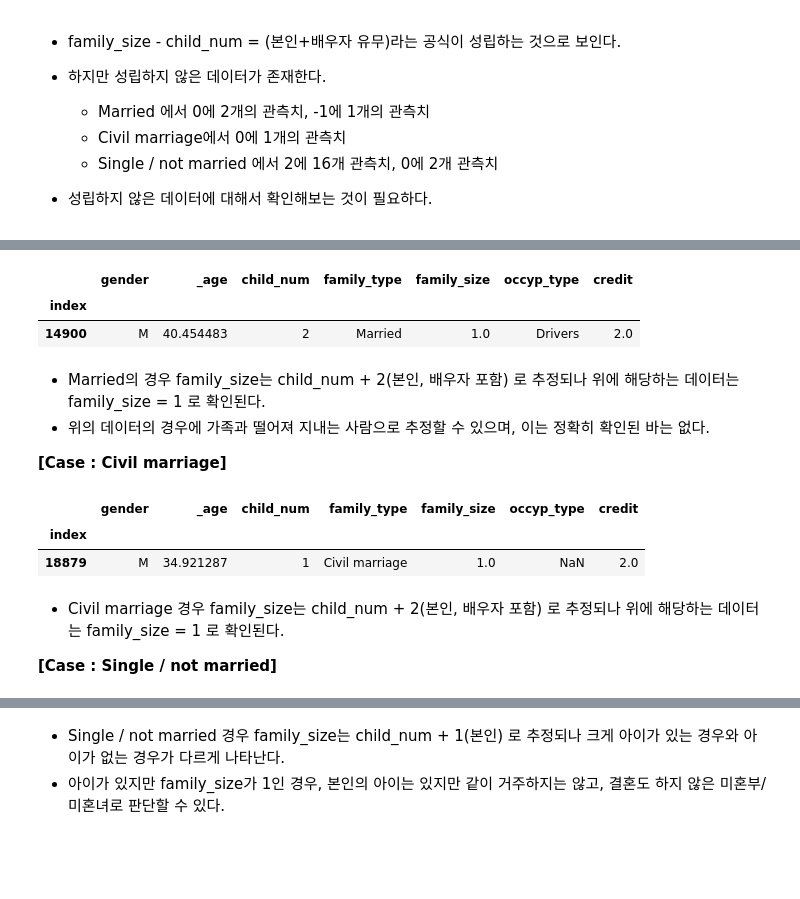
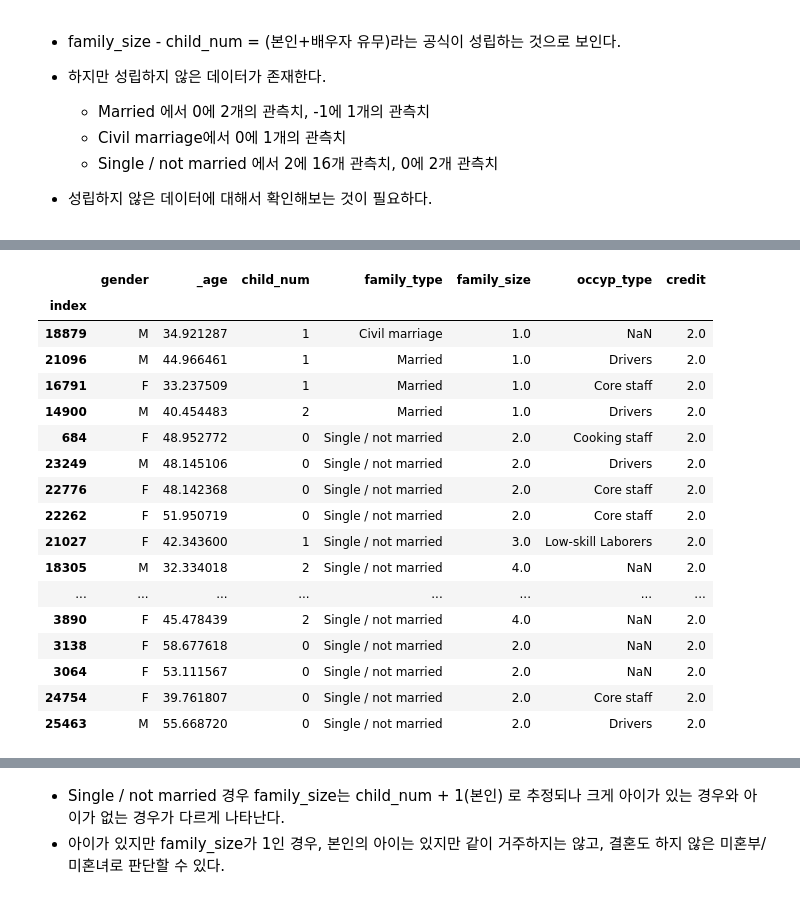
Before and after one commit to Gangtaro/data_science_repository, a Jupyter notebook: COMPETETION_LOG/DACON_210405_credit/dacon_credit_project.ipynb, the cells around one changed output, grey strips where cells are left out. Cells and saved outputs as stored; diff of their text form; code cells hidden in the pictures; blank space fills up the shorter version.

```diff
--- a/COMPETETION_LOG/DACON_210405_credit/dacon_credit_project.ipynb
+++ b/COMPETETION_LOG/DACON_210405_credit/dacon_credit_project.ipynb
@@ -252,23 +288,33 @@ family_thing[(train.family_type == 'Married')&((train.family_size - train.child_
-# %%
-family_thing[(train.family_type == 'Married')&((train.family_size - train.child_num) == -1)]
-# %% [output]
-|  | gender | _age | child_num | family_type | family_size | occyp_type | credit |
-| index |  |  |  |  |  |  |  |
-| 14900 | M | 40.454483 | 2 | Married | 1.0 | Drivers | 2.0 |
-# %% [markdown]
-- Married의 경우 family_size는 child_num + 2(본인, 배우자 포함) 로 추정되나 위에 해당하는 데이터는 family_size = 1 로 확인된다.
-- 위의 데이터의 경우에 가족과 떨어져 지내는 사람으로 추정할 수 있으며, 이는 정확히 확인된 바는 없다.
-
-
-**[Case : Civil marriage]**
-# %%
-family_thing[(train.family_type == 'Civil marriage')&((train.family_size - train.child_num) == 0)]
-# %% [output]
-|  | gender | _age | child_num | family_type | family_size | occyp_type | credit |
-| index |  |  |  |  |  |  |  |
-| 18879 | M | 34.921287 | 1 | Civil marriage | 1.0 | NaN | 2.0 |
-# %% [markdown]
-- Civil marriage 경우 family_size는 child_num + 2(본인, 배우자 포함) 로 추정되나 위에 해당하는 데이터는 family_size = 1 로 확인된다.
-
-
-**[Case : Single / not married]**
+# %%
+train['_age'] = train.DAYS_BIRTH.transform(lambda x : -x/365.25)
+
+train['exp_num'] = 0
+train['exp_num'].loc[train.family_type == 'Married'] = 2
+train['exp_num'].loc[train.family_type == 'Civil marriage'] = 2
+train['exp_num'].loc[train.family_type == 'Separated'] = 1
+train['exp_num'].loc[train.family_type == 'Single / not married'] = 1
+train['exp_num'].loc[train.family_type == 'Widow'] = 1
+
+train['odd_family_size'] = 0
+train['odd_family_size'].loc[(train.family_size - train.child_num) != train.exp_num] = 1
+# %%
+train[['gender','_age', 'child_num', 'family_type', 'family_size', 'occyp_type', 'credit']][train['odd_family_size'] == 1].sort_values('family_type')
+# %% [output]
+|  | gender | _age | child_num | family_type | family_size | occyp_type | credit |
+| index |  |  |  |  |  |  |  |
+| 18879 | M | 34.921287 | 1 | Civil marriage | 1.0 | NaN | 2.0 |
+| 21096 | M | 44.966461 | 1 | Married | 1.0 | Drivers | 2.0 |
+| 16791 | F | 33.237509 | 1 | Married | 1.0 | Core staff | 2.0 |
+| 14900 | M | 40.454483 | 2 | Married | 1.0 | Drivers | 2.0 |
+| 684 | F | 48.952772 | 0 | Single / not married | 2.0 | Cooking staff | 2.0 |
+| 23249 | M | 48.145106 | 0 | Single / not married | 2.0 | Drivers | 2.0 |
+| 22776 | F | 48.142368 | 0 | Single / not married | 2.0 | Core staff | 2.0 |
+| 22262 | F | 51.950719 | 0 | Single / not married | 2.0 | Core staff | 2.0 |
+| 21027 | F | 42.343600 | 1 | Single / not married | 3.0 | Low-skill Laborers | 2.0 |
+| 18305 | M | 32.334018 | 2 | Single / not married | 4.0 | NaN | 2.0 |
+| ... | ... | ... | ... | ... | ... | ... | ... |
+| 3890 | F | 45.478439 | 2 | Single / not married | 4.0 | NaN | 2.0 |
+| 3138 | F | 58.677618 | 0 | Single / not married | 2.0 | NaN | 2.0 |
+| 3064 | F | 53.111567 | 0 | Single / not married | 2.0 | NaN | 2.0 |
+| 24754 | F | 39.761807 | 0 | Single / not married | 2.0 | Core staff | 2.0 |
+| 25463 | M | 55.668720 | 0 | Single / not married | 2.0 | Drivers | 2.0 |
```
Also changed, not shown: parts of 16 cells of this notebook.
